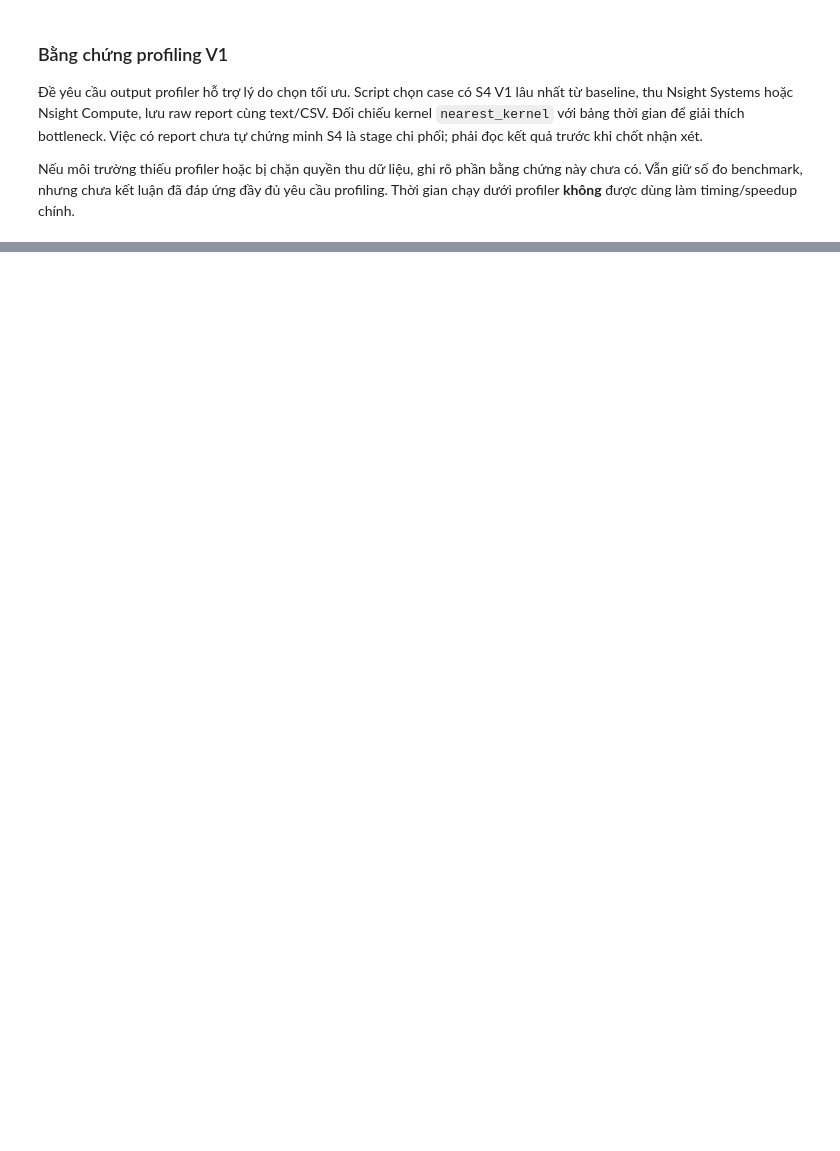
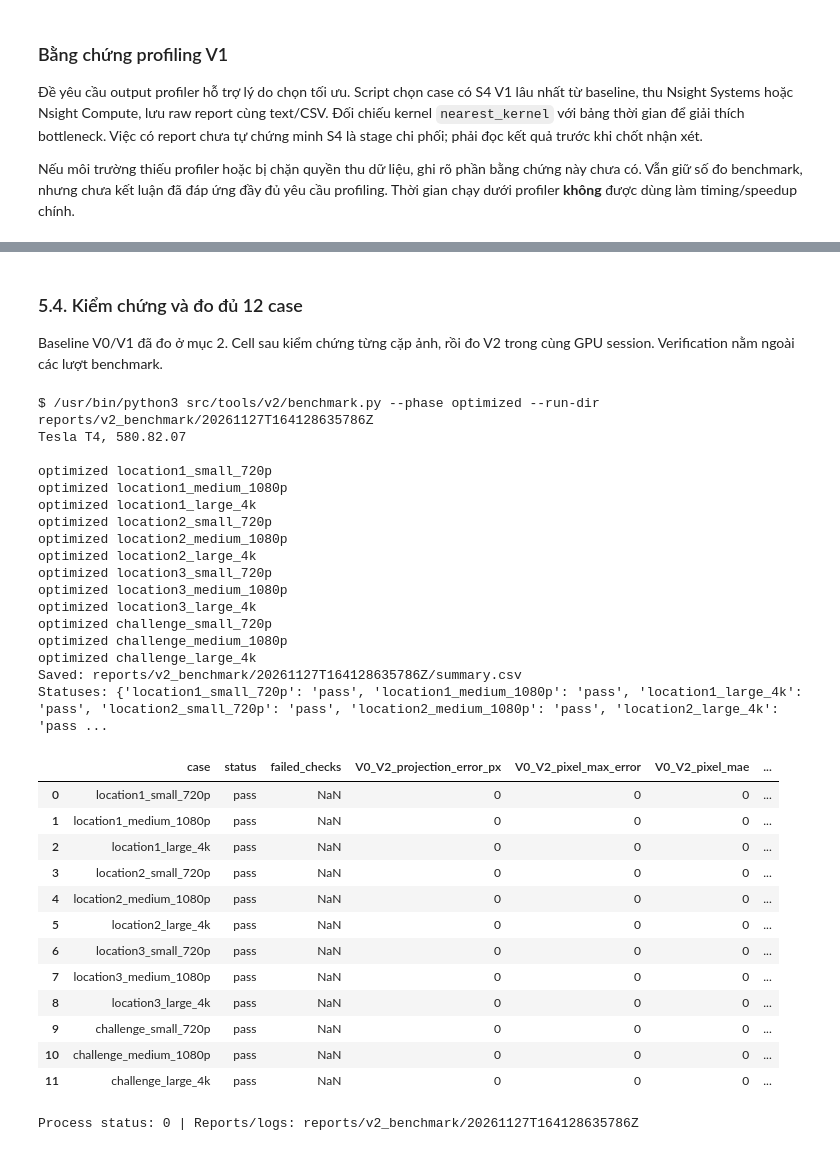
Before and after one commit to nganbee/panorama-stitching-project, a Jupyter notebook: test_v2.ipynb, the cells around one changed output, grey strips where cells are left out. Cells and saved outputs as stored; diff of their text form; code cells hidden in the pictures; blank space fills up the shorter version.

```diff
--- a/test_v2.ipynb
+++ b/test_v2.ipynb
@@ -91,11 +155,12 @@ print('Units: ms; S4 share is relative to GPU kernel_total, not end-to-end.')
 
 Nếu môi trường thiếu profiler hoặc bị chặn quyền thu dữ liệu, ghi rõ phần bằng chứng này chưa có. Vẫn giữ số đo benchmark, nhưng chưa kết luận đã đáp ứng đầy đủ yêu cầu profiling. Thời gian chạy dưới profiler **không** được dùng làm timing/speedup chính.
 # %%
-run([sys.executable,'src/tools/v2/profile.py','--run-dir',RUN_DIR,'--version','1'])
+run([sys.executable,TOOLS_DIR/'profile.py','--run-dir',RUN_DIR,'--version','1'])
 profile_v1 = json.loads((RUN_DIR/'profiling/profile_v1.json').read_text(encoding='utf-8'))
 print('Profiling:',profile_v1['status'])
 if profile_v1['status']=='collected':
     print('Case:',profile_v1['case'],'| tool:',profile_v1['tool'])
     print('Report:',profile_v1['report'])
+    print(Path(profile_v1['summary']).read_text(encoding='utf-8',errors='replace'))
 else:
     print('Profiling evidence is missing; retain actual logs and collect it in a supported environment.')
@@ -141,9 +266,45 @@ Case không tạo được panorama được ghi status/log để phân tích; h
+# %% [markdown]
+### 5.4. Kiểm chứng và đo đủ 12 case
+
+Baseline V0/V1 đã đo ở mục 2. Cell sau kiểm chứng từng cặp ảnh, rồi đo V2 trong cùng GPU session. Verification nằm ngoài các lượt benchmark.
 # %%
-benchmark_status = run([sys.executable,'src/tools/v2/benchmark.py','--phase','optimized',
+benchmark_status = run([sys.executable,TOOLS_DIR/'benchmark.py','--phase','optimized',
                         '--run-dir',RUN_DIR],check=False)
 summary = pd.read_csv(RUN_DIR/'summary.csv')
 verification_columns = ['case','status','failed_checks','V0_V2_projection_error_px',
     'V0_V2_pixel_max_error','V0_V2_pixel_mae','V1_V2_projection_error_px','V1_V2_pixel_max_error']
 display(summary.reindex(columns=verification_columns))
 print('Process status:',benchmark_status,'| Reports/logs:',RUN_DIR)
+# %% [output]
+$ /usr/bin/python3 src/tools/v2/benchmark.py --phase optimized --run-dir reports/v2_benchmark/20261127T164128635786Z
+Tesla T4, 580.82.07
+
+optimized location1_small_720p
+optimized location1_medium_1080p
+optimized location1_large_4k
+optimized location2_small_720p
+optimized location2_medium_1080p
+optimized location2_large_4k
+optimized location3_small_720p
+optimized location3_medium_1080p
+optimized location3_large_4k
+optimized challenge_small_720p
+optimized challenge_medium_1080p
+optimized challenge_large_4k
+Saved: reports/v2_benchmark/20261127T164128635786Z/summary.csv
+Statuses: {'location1_small_720p': 'pass', 'location1_medium_1080p': 'pass', 'location1_large_4k': 'pass', 'location2_small_720p': 'pass', 'location2_medium_1080p': 'pass', 'location2_large_4k': 'pass ...
+|  | case | status | failed_checks | V0_V2_projection_error_px | V0_V2_pixel_max_error | V0_V2_pixel_mae | ... |
+| 0 | location1_small_720p | pass | NaN | 0 | 0 | 0 | ... |
+| 1 | location1_medium_1080p | pass | NaN | 0 | 0 | 0 | ... |
+| 2 | location1_large_4k | pass | NaN | 0 | 0 | 0 | ... |
+| 3 | location2_small_720p | pass | NaN | 0 | 0 | 0 | ... |
+| 4 | location2_medium_1080p | pass | NaN | 0 | 0 | 0 | ... |
+| 5 | location2_large_4k | pass | NaN | 0 | 0 | 0 | ... |
+| 6 | location3_small_720p | pass | NaN | 0 | 0 | 0 | ... |
+| 7 | location3_medium_1080p | pass | NaN | 0 | 0 | 0 | ... |
+| 8 | location3_large_4k | pass | NaN | 0 | 0 | 0 | ... |
+| 9 | challenge_small_720p | pass | NaN | 0 | 0 | 0 | ... |
+| 10 | challenge_medium_1080p | pass | NaN | 0 | 0 | 0 | ... |
+| 11 | challenge_large_4k | pass | NaN | 0 | 0 | 0 | ... |
+Process status: 0 | Reports/logs: reports/v2_benchmark/20261127T164128635786Z
 # %% [markdown]
```
Also changed, not shown: parts of 25 cells of this notebook, 21 other files.
